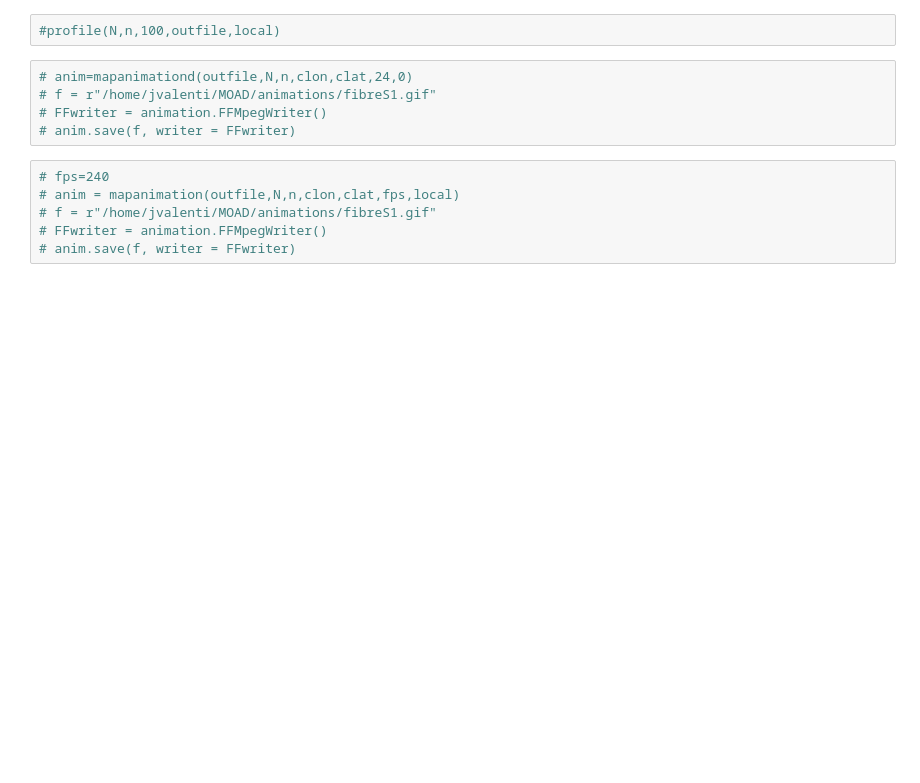
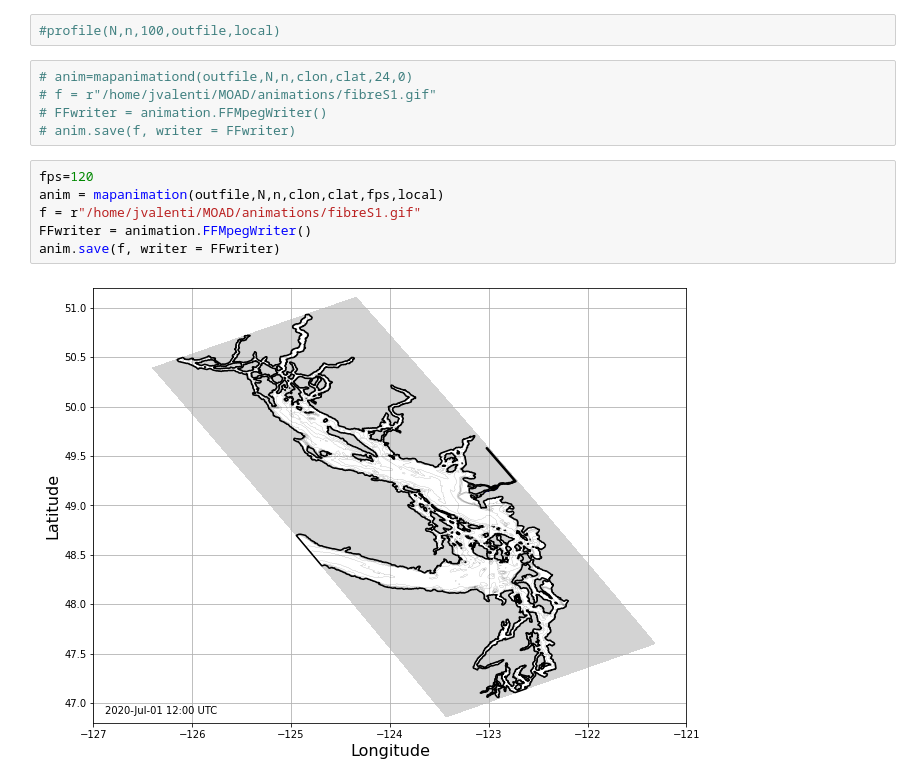
Before and after one commit to SalishSeaCast/analysis-jose, a Jupyter notebook: notebooks/parcels/Remote/Fibres/biofilm_figures(Sloww).ipynb, the cells around one changed output. Drawn from its saved outputs; the diff is of its cells as text; blank space fills up the shorter version.

```diff
--- a/notebooks/parcels/Remote/Fibres/biofilm_figures(Sloww).ipynb
+++ b/notebooks/parcels/Remote/Fibres/biofilm_figures(Sloww).ipynb
@@ -247,9 +258,11 @@ axs.set_xlim([-125.5,-122])
 # FFwriter = animation.FFMpegWriter()
 # anim.save(f, writer = FFwriter)
 # %%
-# fps=240
-# anim = mapanimation(outfile,N,n,clon,clat,fps,local)
-# f = r"/home/jvalenti/MOAD/animations/fibreS1.gif"
-# FFwriter = animation.FFMpegWriter()
-# anim.save(f, writer = FFwriter)
+fps=120
+anim = mapanimation(outfile,N,n,clon,clat,fps,local)
+f = r"/home/jvalenti/MOAD/animations/fibreS1.gif"
+FFwriter = animation.FFMpegWriter()
+anim.save(f, writer = FFwriter)
+# %% [output]
+[figure, added]
 # %%
```
Also changed, not shown: parts of 7 cells of this notebook, 13 other files.
